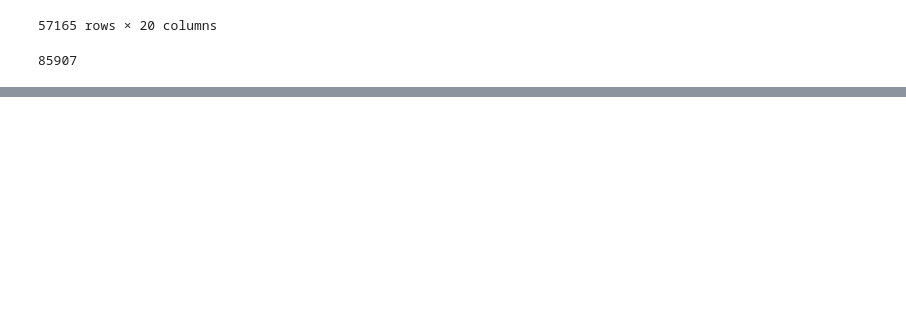
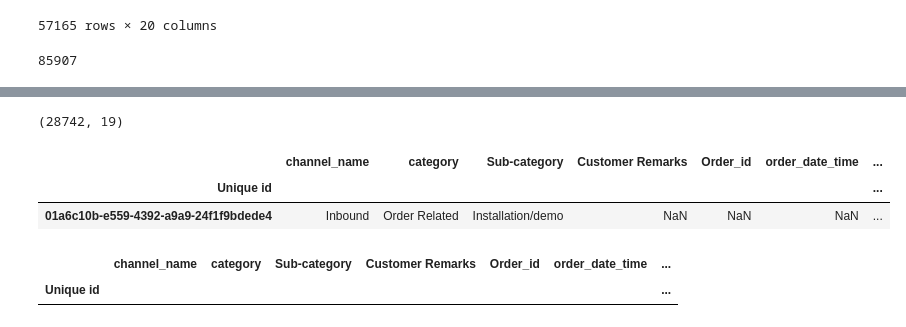
Before and after one commit to sushantkas/DEEP-CSAT-Project, a Jupyter notebook: EDA.ipynb, the cells around one changed output, grey strips where cells are left out. Cells and saved outputs as stored; diff of their text form; code cells hidden in the pictures; blank space fills up the shorter version.

```diff
--- a/EDA.ipynb
+++ b/EDA.ipynb
@@ -68,0 +129,10 @@ cdata.head(2)
+# %%
+cdata[cdata["Customer Remarks"].notnull()].shape
+# %% [output]
+(28742, 19)
+# %%
+cdata[cdata.duplicated()]
+# %% [output]
+|  | channel_name | category | Sub-category | Customer Remarks | Order_id | order_date_time | ... |
+| Unique id |  |  |  |  |  |  | ... |
+| 01a6c10b-e559-4392-a9a9-24f1f9bdede4 | Inbound | Order Related | Installation/demo | NaN | NaN | NaN | ... |
@@ -68,0 +141,5 @@ cdata.head(2)
+# %%
+cdata[cdata.duplicated()]
+# %% [output]
+|  | channel_name | category | Sub-category | Customer Remarks | Order_id | order_date_time | ... |
+| Unique id |  |  |  |  |  |  | ... |
```
Also changed, not shown: parts of 7 cells of this notebook, 1 other file.
